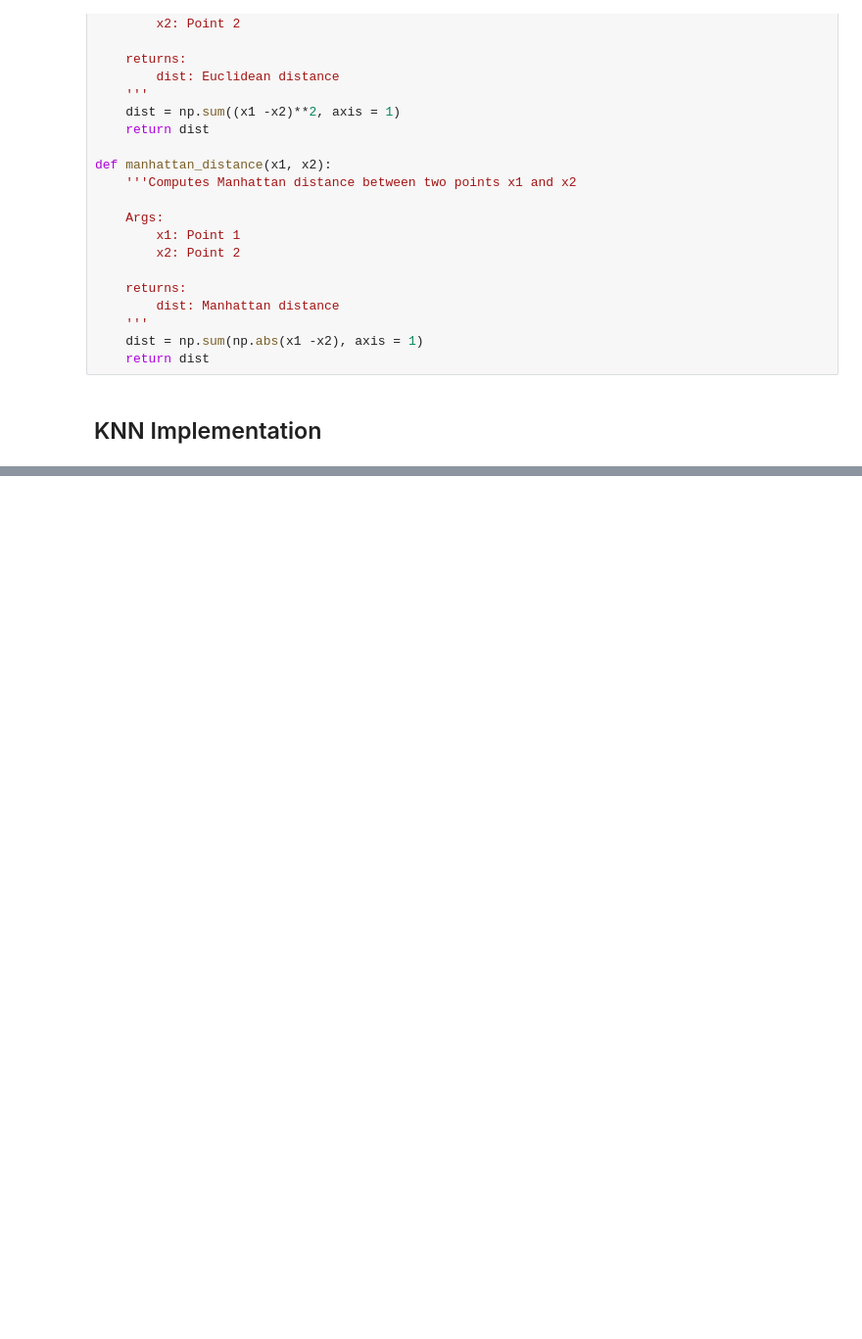
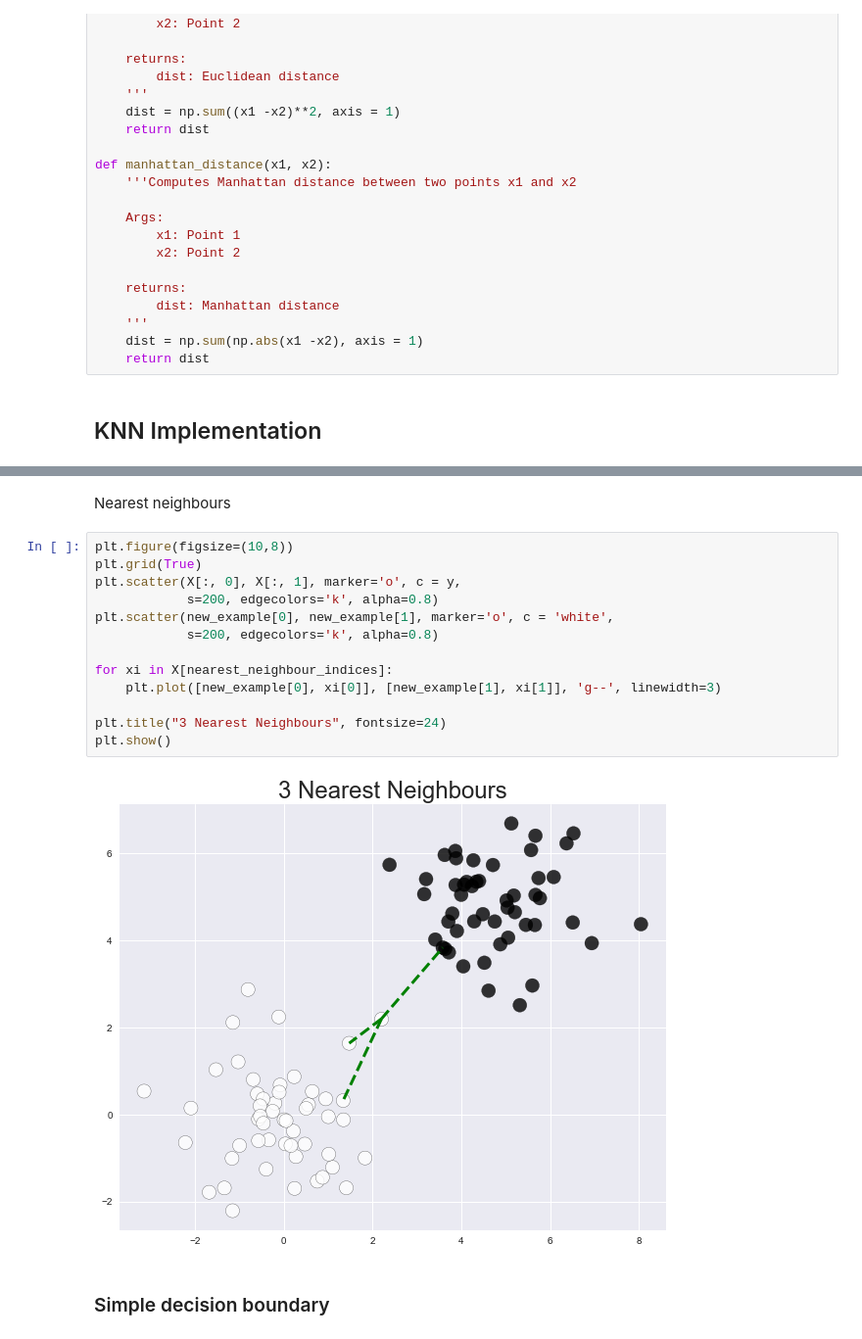
Before and after one commit to esviswajith95/MLT, a Jupyter notebook: Week7 - KNN.ipynb, the cells around one changed output, grey strips where cells are left out. Shown: that part at 98% size. Cells and saved outputs as stored; diff of their text form; blank space fills up the shorter version.

```diff
--- a/Week7 - KNN.ipynb
+++ b/Week7 - KNN.ipynb
@@ -108,0 +157,19 @@ class KNN:
+# %% [markdown]
+Nearest neighbours
+# %%
+plt.figure(figsize=(10,8))
+plt.grid(True)
+plt.scatter(X[:, 0], X[:, 1], marker='o', c = y,
+            s=200, edgecolors='k', alpha=0.8)
+plt.scatter(new_example[0], new_example[1], marker='o', c = 'white',
+            s=200, edgecolors='k', alpha=0.8)
+
+for xi in X[nearest_neighbour_indices]:
+    plt.plot([new_example[0], xi[0]], [new_example[1], xi[1]], 'g--', linewidth=3)
+
+plt.title("3 Nearest Neighbours", fontsize=24)
+plt.show()
+# %% [output]
+[figure, added]
+# %% [markdown]
+### Simple decision boundary
```
Also changed, not shown: parts of 22 cells of this notebook.
